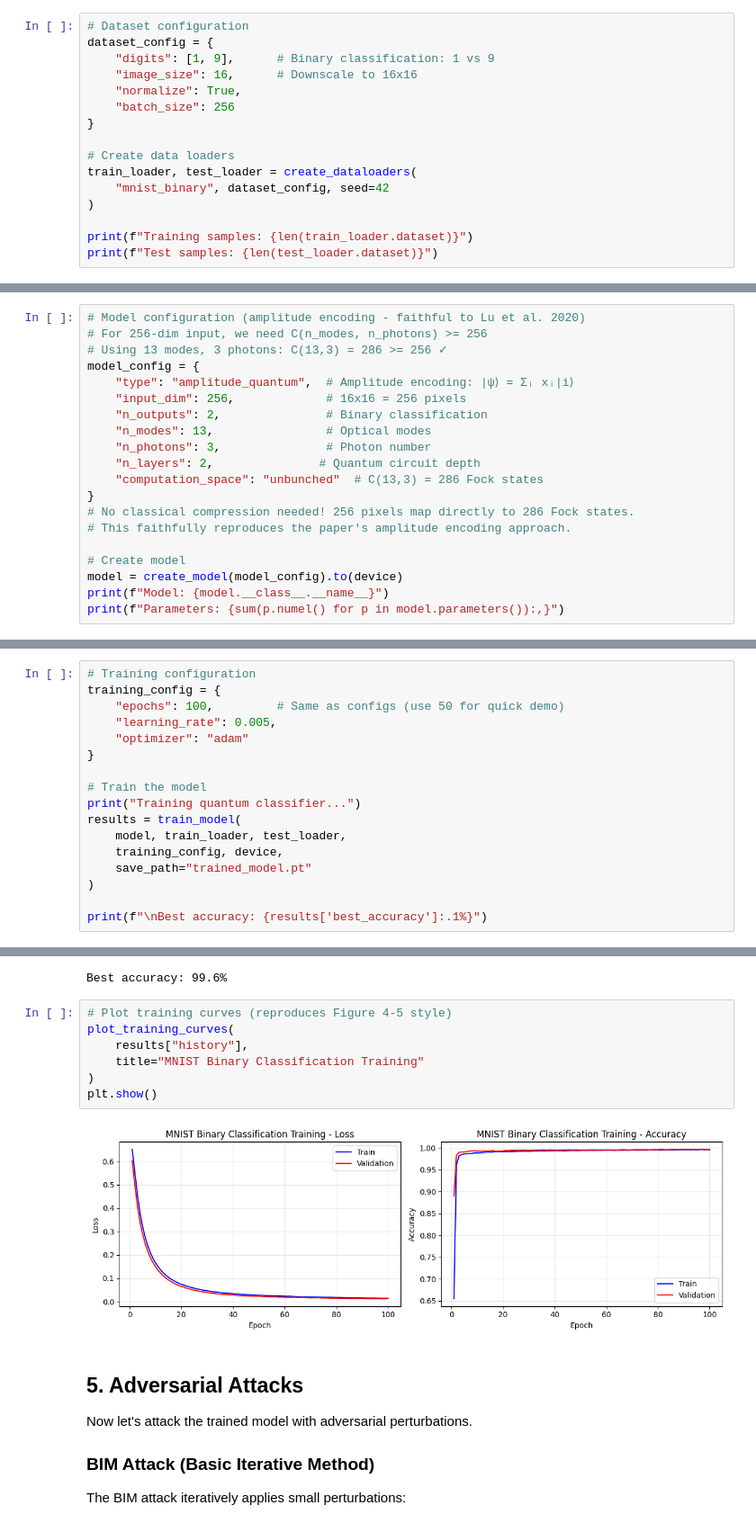
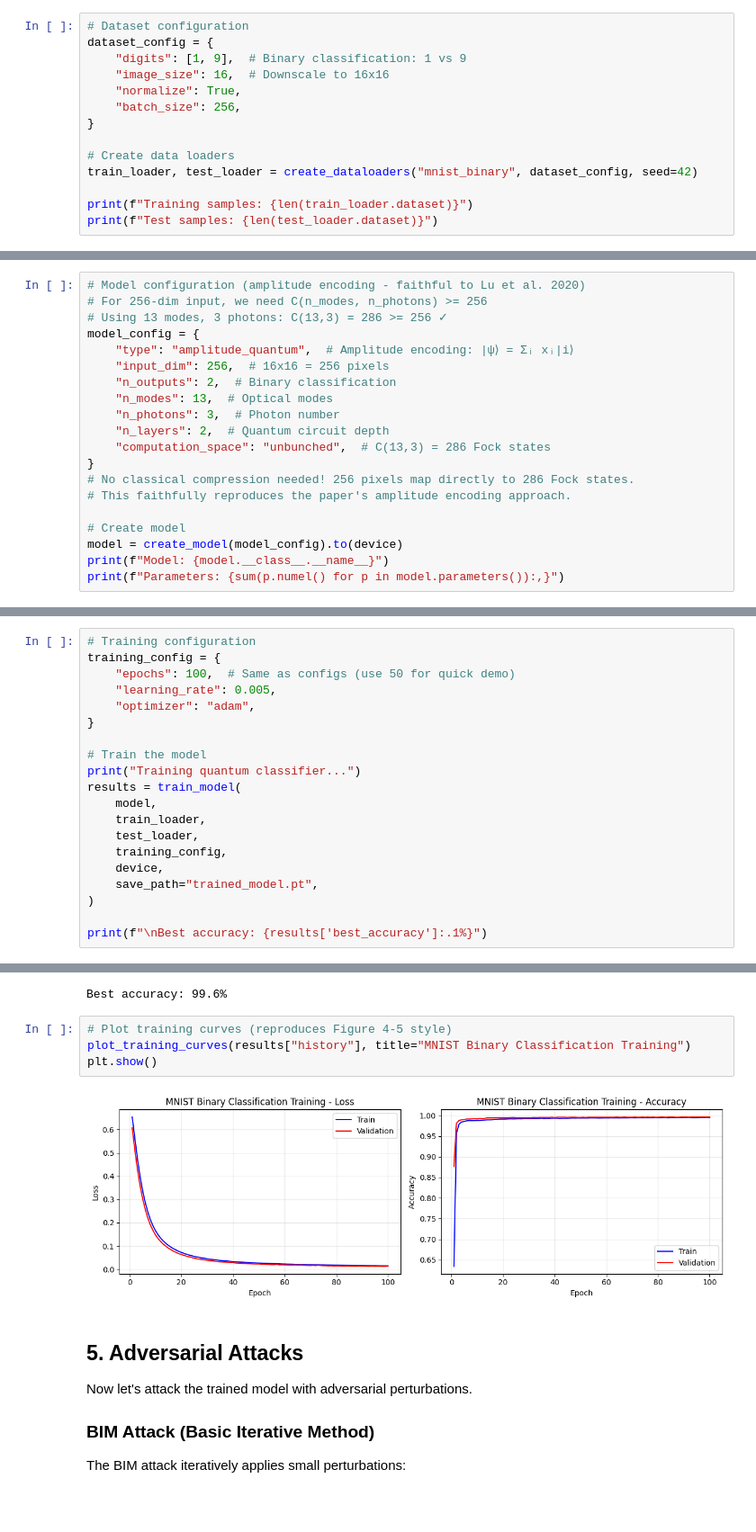
Before and after one commit to philippeschoeb/reproduced_papers, a Jupyter notebook: papers/quantum_adversarial_ml/notebooks/quantum_adversarial_ml.ipynb, the cells around one changed output, grey strips where cells are left out. Shown at 90% size. Saved outputs shown, nothing was run; the diff lists cells and outputs as text.

```diff
--- a/papers/quantum_adversarial_ml/notebooks/quantum_adversarial_ml.ipynb
+++ b/papers/quantum_adversarial_ml/notebooks/quantum_adversarial_ml.ipynb
@@ -140,16 +142,14 @@ Let's train a quantum classifier on binary MNIST (digits 1 vs 9).
 # %%
 # Dataset configuration
 dataset_config = {
-    "digits": [1, 9],      # Binary classification: 1 vs 9
-    "image_size": 16,      # Downscale to 16x16
+    "digits": [1, 9],  # Binary classification: 1 vs 9
+    "image_size": 16,  # Downscale to 16x16
     "normalize": True,
-    "batch_size": 256
+    "batch_size": 256,
 }
 
 # Create data loaders
-train_loader, test_loader = create_dataloaders(
-    "mnist_binary", dataset_config, seed=42
-)
+train_loader, test_loader = create_dataloaders("mnist_binary", dataset_config, seed=42)
 
 print(f"Training samples: {len(train_loader.dataset)}")
 print(f"Test samples: {len(test_loader.dataset)}")
@@ -177,12 +177,12 @@ plt.show()
 # Using 13 modes, 3 photons: C(13,3) = 286 >= 256 ✓
 model_config = {
     "type": "amplitude_quantum",  # Amplitude encoding: |ψ⟩ = Σᵢ xᵢ|i⟩
-    "input_dim": 256,             # 16x16 = 256 pixels
-    "n_outputs": 2,               # Binary classification
-    "n_modes": 13,                # Optical modes
-    "n_photons": 3,               # Photon number
-    "n_layers": 2,               # Quantum circuit depth
-    "computation_space": "unbunched"  # C(13,3) = 286 Fock states
+    "input_dim": 256,  # 16x16 = 256 pixels
+    "n_outputs": 2,  # Binary classification
+    "n_modes": 13,  # Optical modes
+    "n_photons": 3,  # Photon number
+    "n_layers": 2,  # Quantum circuit depth
+    "computation_space": "unbunched",  # C(13,3) = 286 Fock states
 }
 # No classical compression needed! 256 pixels map directly to 286 Fock states.
 # This faithfully reproduces the paper's amplitude encoding approach.
@@ -197,17 +197,20 @@ Parameters: 798
 # %%
 # Training configuration
 training_config = {
-    "epochs": 100,         # Same as configs (use 50 for quick demo)
+    "epochs": 100,  # Same as configs (use 50 for quick demo)
     "learning_rate": 0.005,
-    "optimizer": "adam"
+    "optimizer": "adam",
 }
 
 # Train the model
 print("Training quantum classifier...")
 results = train_model(
-    model, train_loader, test_loader,
-    training_config, device,
-    save_path="trained_model.pt"
+    model,
+    train_loader,
+    test_loader,
+    training_config,
+    device,
+    save_path="trained_model.pt",
 )
 
 print(f"\nBest accuracy: {results['best_accuracy']:.1%}")
@@ -216,13 +219,10 @@ Training quantum classifier...
 Best accuracy: 99.6%
 # %%
 # Plot training curves (reproduces Figure 4-5 style)
-plot_training_curves(
-    results["history"],
-    title="MNIST Binary Classification Training"
-)
+plot_training_curves(results["history"], title="MNIST Binary Classification Training")
 plt.show()
 # %% [output]
-[figure, old version]
+[figure, new version]
 # %% [markdown]
 ## 5. Adversarial Attacks
 
```
Also changed, not shown: parts of 9 cells of this notebook, 52 other files.
